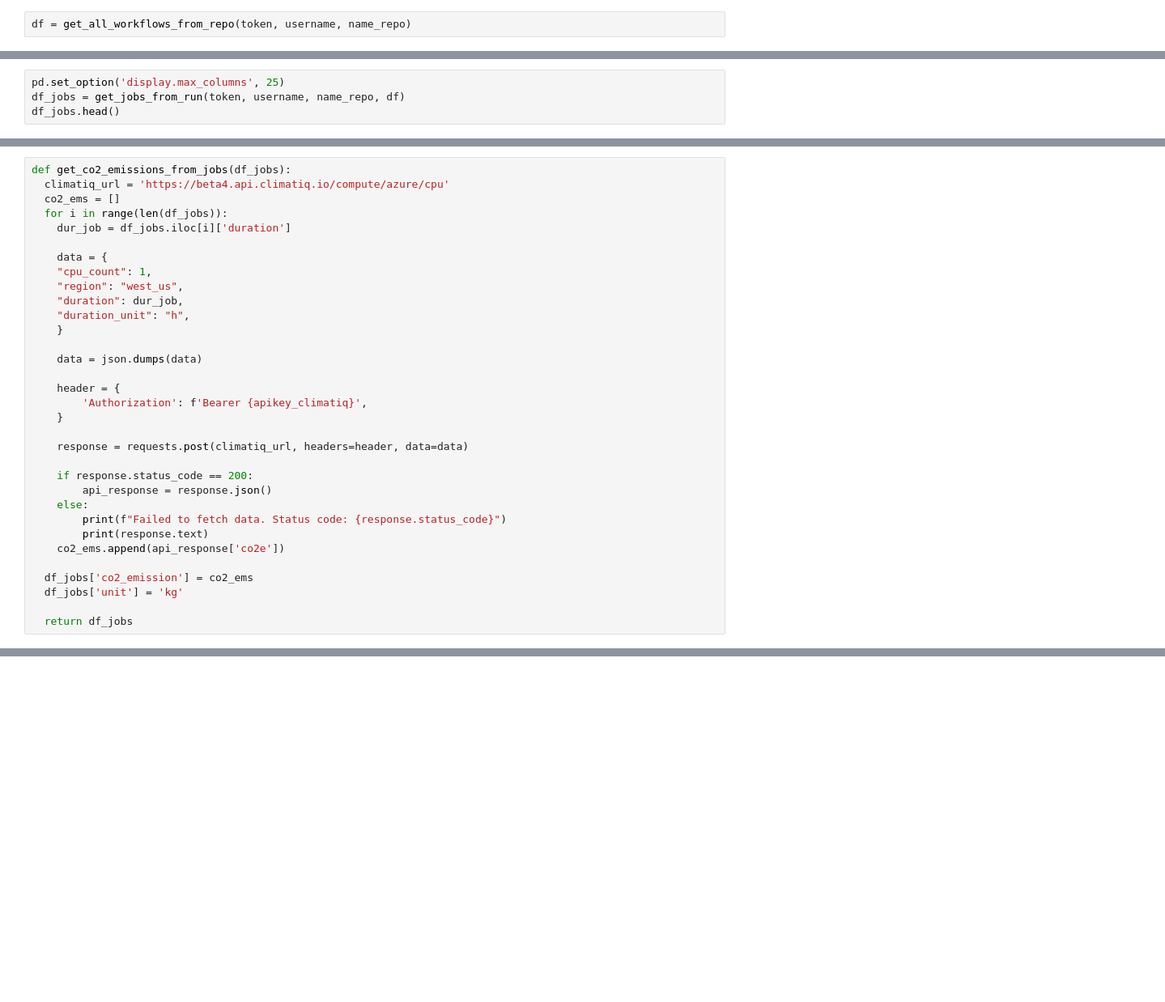
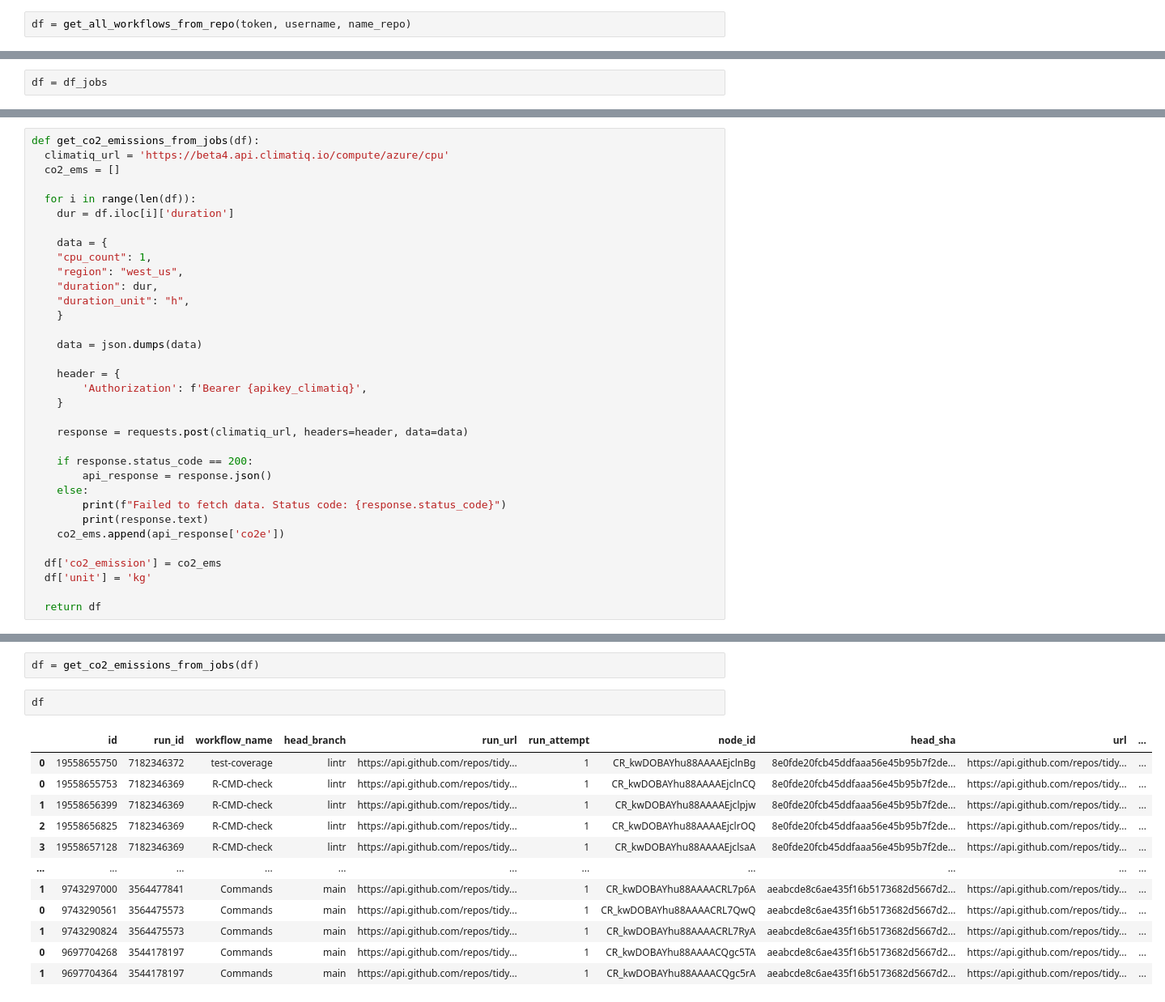
Before and after one commit to TheoBacqueyrisse/cloud-computing-emissions, a Jupyter notebook: DataMining_Project.ipynb, the cells around one changed output, grey strips where cells are left out. Shown: that part at 81% size. Saved outputs shown, nothing was run; the diff lists cells and outputs as text; blank space fills up the shorter version.

Commit message:
notebook to collect data from repo

```diff
--- a/DataMining_Project.ipynb
+++ b/DataMining_Project.ipynb
@@ -112,4 +120,0 @@ def get_jobs_from_run(token, username, name_repo, df_runs):
-# %%
-pd.set_option('display.max_columns', 25)
-df_jobs = get_jobs_from_run(token, username, name_repo, df)
-df_jobs.head()
@@ -154,0 +131,2 @@ Name: duration, Length: 347, dtype: float64
+# %%
+df = df_jobs
@@ -157,14 +144,15 @@ apikey_climatiq = 'climatiq_token	'
 # %%
-def get_co2_emissions_from_jobs(df_jobs):
+def get_co2_emissions_from_jobs(df):
   climatiq_url = 'https://beta4.api.climatiq.io/compute/azure/cpu'
   co2_ems = []
-  for i in range(len(df_jobs)):
-    dur_job = df_jobs.iloc[i]['duration']
+
+  for i in range(len(df)):
+    dur = df.iloc[i]['duration']
 
     data = {
     "cpu_count": 1,
     "region": "west_us",
-    "duration": dur_job,
+    "duration": dur,
     "duration_unit": "h",
     }
 
@@ -183,7 +171,7 @@ def get_co2_emissions_from_jobs(df_jobs):
         print(response.text)
     co2_ems.append(api_response['co2e'])
 
-  df_jobs['co2_emission'] = co2_ems
-  df_jobs['unit'] = 'kg'
+  df['co2_emission'] = co2_ems
+  df['unit'] = 'kg'
 
-  return df_jobs
+  return df
@@ -217,0 +178,17 @@ your url is: https://long-baths-pay.loca.lt
+# %%
+df = get_co2_emissions_from_jobs(df)
+# %%
+df
+# %% [output]
+|  | id | run_id | workflow_name | head_branch | run_url | run_attempt | node_id | head_sha | url | ... |
+| 0 | 19558655750 | 7182346372 | test-coverage | lintr | https://api.github.com/repos/tidy... | 1 | CR_kwDOBAYhu88AAAAEjclnBg | 8e0fde20fcb45ddfaaa56e45b95b7f2de... | https://api.github.com/repos/tidy... | ... |
+| 0 | 19558655753 | 7182346369 | R-CMD-check | lintr | https://api.github.com/repos/tidy... | 1 | CR_kwDOBAYhu88AAAAEjclnCQ | 8e0fde20fcb45ddfaaa56e45b95b7f2de... | https://api.github.com/repos/tidy... | ... |
+| 1 | 19558656399 | 7182346369 | R-CMD-check | lintr | https://api.github.com/repos/tidy... | 1 | CR_kwDOBAYhu88AAAAEjclpjw | 8e0fde20fcb45ddfaaa56e45b95b7f2de... | https://api.github.com/repos/tidy... | ... |
+| 2 | 19558656825 | 7182346369 | R-CMD-check | lintr | https://api.github.com/repos/tidy... | 1 | CR_kwDOBAYhu88AAAAEjclrOQ | 8e0fde20fcb45ddfaaa56e45b95b7f2de... | https://api.github.com/repos/tidy... | ... |
+| 3 | 19558657128 | 7182346369 | R-CMD-check | lintr | https://api.github.com/repos/tidy... | 1 | CR_kwDOBAYhu88AAAAEjclsaA | 8e0fde20fcb45ddfaaa56e45b95b7f2de... | https://api.github.com/repos/tidy... | ... |
+| ... | ... | ... | ... | ... | ... | ... | ... | ... | ... | ... |
+| 1 | 9743297000 | 3564477841 | Commands | main | https://api.github.com/repos/tidy... | 1 | CR_kwDOBAYhu88AAAACRL7p6A | aeabcde8c6ae435f16b5173682d5667d2... | https://api.github.com/repos/tidy... | ... |
+| 0 | 9743290561 | 3564475573 | Commands | main | https://api.github.com/repos/tidy... | 1 | CR_kwDOBAYhu88AAAACRL7QwQ | aeabcde8c6ae435f16b5173682d5667d2... | https://api.github.com/repos/tidy... | ... |
+| 1 | 9743290824 | 3564475573 | Commands | main | https://api.github.com/repos/tidy... | 1 | CR_kwDOBAYhu88AAAACRL7RyA | aeabcde8c6ae435f16b5173682d5667d2... | https://api.github.com/repos/tidy... | ... |
+| 0 | 9697704268 | 3544178197 | Commands | main | https://api.github.com/repos/tidy... | 1 | CR_kwDOBAYhu88AAAACQgc5TA | aeabcde8c6ae435f16b5173682d5667d2... | https://api.github.com/repos/tidy... | ... |
+| 1 | 9697704364 | 3544178197 | Commands | main | https://api.github.com/repos/tidy... | 1 | CR_kwDOBAYhu88AAAACQgc5rA | aeabcde8c6ae435f16b5173682d5667d2... | https://api.github.com/repos/tidy... | ... |
```
Also changed, not shown: parts of 32 cells of this notebook.
